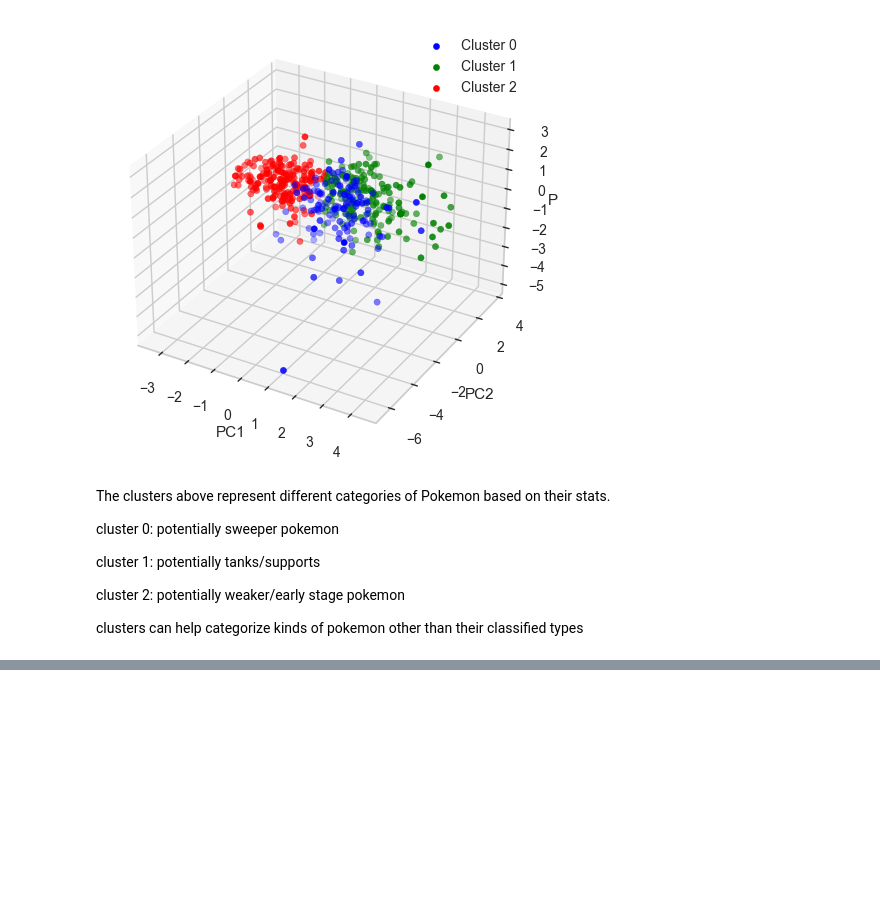
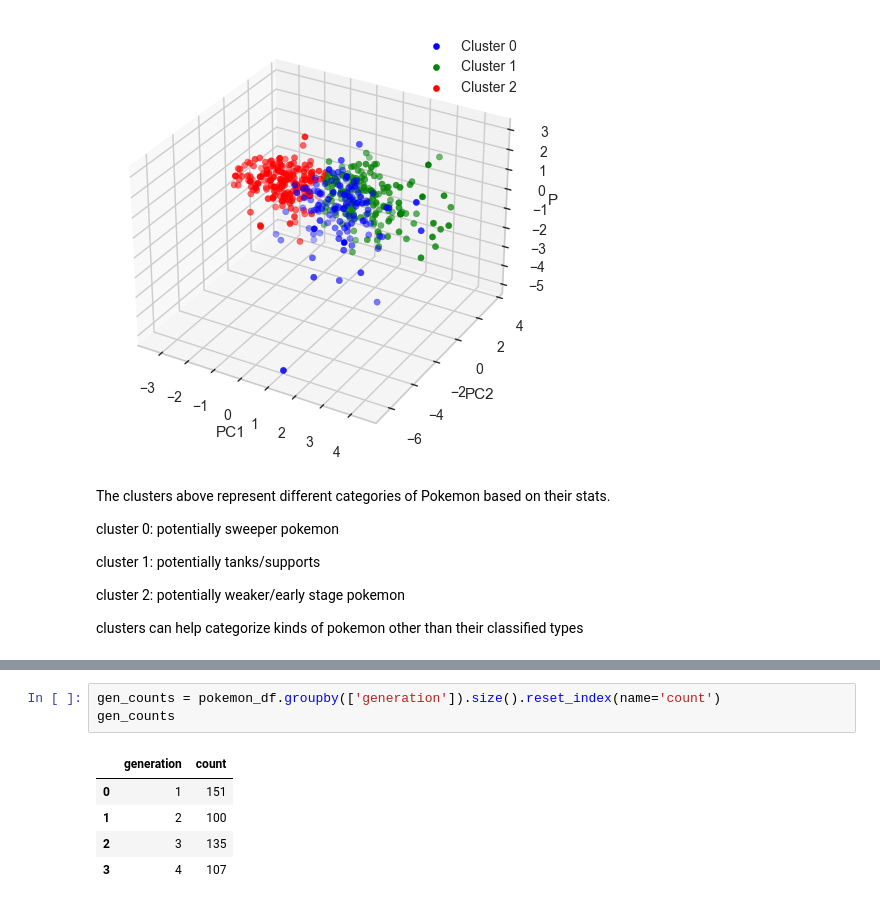
Before and after one commit to Dannypham142/CMSC320-PokeAPI-Final-Project, a Jupyter notebook: PokeAPI_Project.ipynb, the cells around one changed output, grey strips where cells are left out. Drawn from its saved outputs; the diff is of its cells as text; blank space fills up the shorter version.

```diff
--- a/PokeAPI_Project.ipynb
+++ b/PokeAPI_Project.ipynb
@@ -463,0 +484,9 @@ clusters can help categorize kinds of pokemon other than their classified types
+# %%
+gen_counts = pokemon_df.groupby(['generation']).size().reset_index(name='count')
+gen_counts
+# %% [output]
+|  | generation | count |
+| 0 | 1 | 151 |
+| 1 | 2 | 100 |
+| 2 | 3 | 135 |
+| 3 | 4 | 107 |
```
Also changed, not shown: parts of 8 cells of this notebook.
